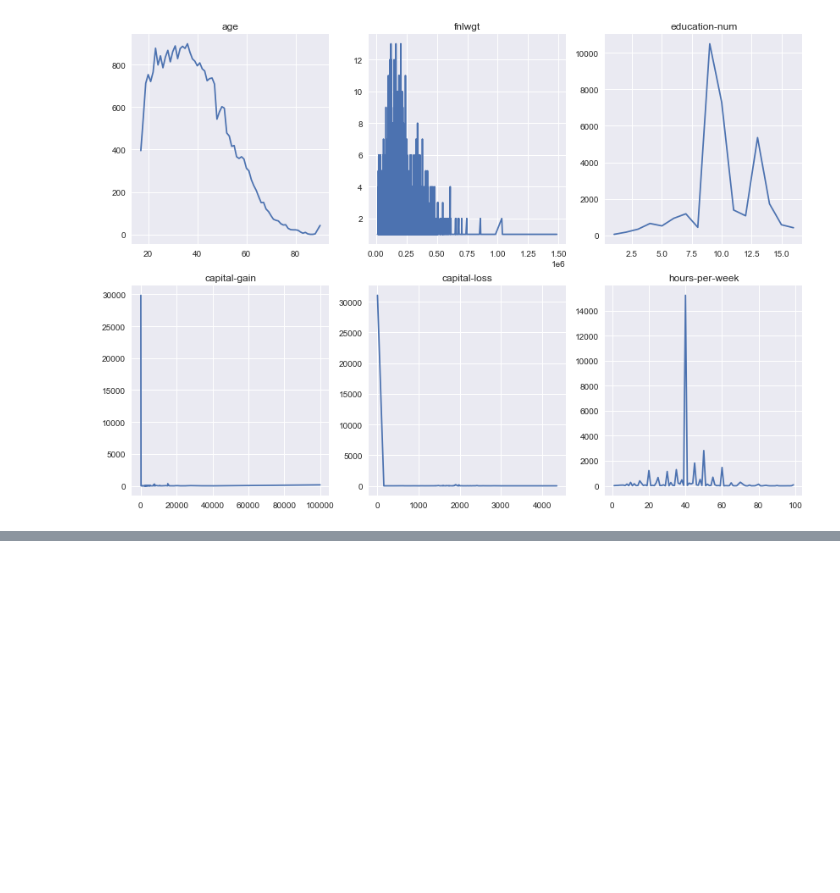
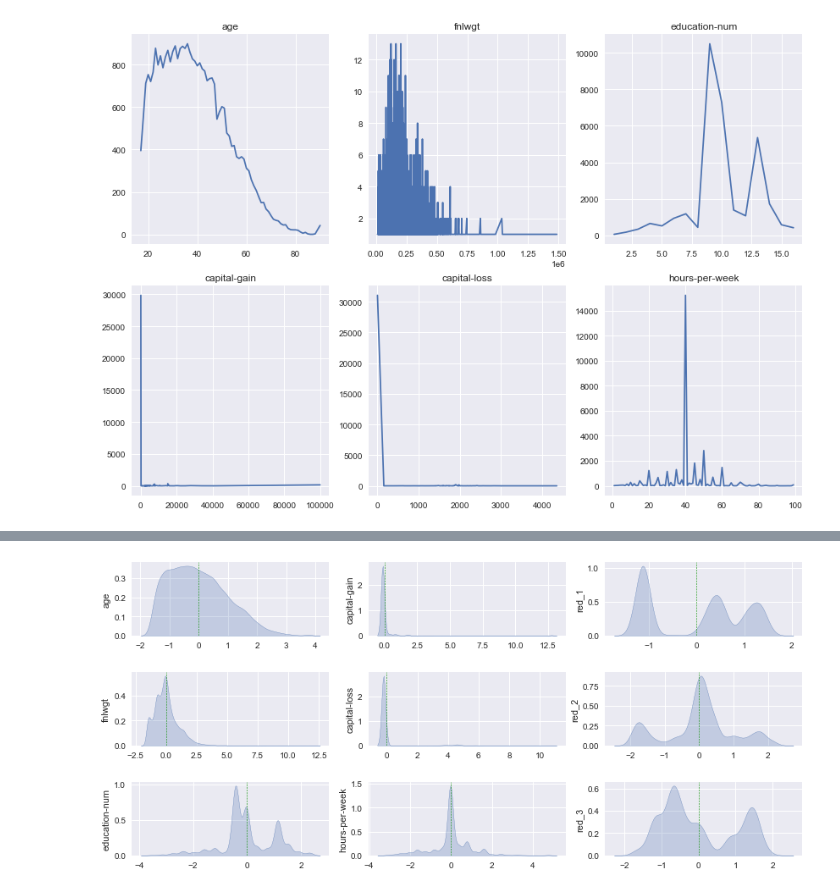
Before and after one commit to sw-song/kaggle-study, a Jupyter notebook: 00_10_predict_income/predict_income.ipynb, the cells around one changed output, grey strips where cells are left out. Drawn from its saved outputs; the diff is of its cells as text; code cells hidden in the pictures; blank space fills up the shorter version.

```diff
--- a/00_10_predict_income/predict_income.ipynb
+++ b/00_10_predict_income/predict_income.ipynb
@@ -130,0 +353,8 @@ plt.subplots_adjust(top=1.5, hspace=0.2, right=1.5)
+# %%
+scaler = StandardScaler()
+
+X_train_scaled_arr = scaler.fit_transform(num_X_train)
+X_train_scaled = pd.DataFrame(X_train_scaled_arr, columns = num_cols)
+
+X_test_scaled_arr = scaler.transform(num_X_test)
+X_test_scaled = pd.DataFrame(X_test_scaled_arr, columns=num_cols)
@@ -130,0 +395,9 @@ plt.subplots_adjust(top=1.5, hspace=0.2, right=1.5)
+# %%
+pca = PCA(n_components=3)
+pca_cols = ["red_1", "red_2", "red_3"]
+
+X_train_reduced_arr = pca.fit_transform(sparse_X_train)
+X_train_reduced = pd.DataFrame(X_train_reduced_arr, columns=pca_cols)
+
+X_test_reduced_arr = pca.transform(sparse_X_test)
+X_test_reduced = pd.DataFrame(X_test_reduced_arr, columns=pca_cols)
@@ -130,0 +440,8 @@ plt.subplots_adjust(top=1.5, hspace=0.2, right=1.5)
+# %%
+scaler = StandardScaler()
+
+X_train_reduced_scaled_arr = scaler.fit_transform(X_train_reduced)
+X_train_reduced_scaled = pd.DataFrame(X_train_reduced_scaled_arr, columns=pca_cols)
+
+X_test_reduced_scaled_arr = scaler.transform(X_test_reduced)
+X_test_reduced_scaled = pd.DataFrame(X_test_reduced_scaled_arr, columns=pca_cols)
@@ -130,0 +450,5 @@ plt.subplots_adjust(top=1.5, hspace=0.2, right=1.5)
+# %%
+X_train = pd.concat([X_train_scaled, X_train_reduced_scaled], axis=1)
+X_test = pd.concat([X_test_scaled, X_test_reduced_scaled], axis=1)
+
+print(X_train.shape, X_test.shape)
@@ -130,0 +503,12 @@ plt.subplots_adjust(top=1.5, hspace=0.2, right=1.5)
+# %%
+X_cols = X_train.columns
+
+fig, axes = plt.subplots(nrows=3, ncols=3)
+for i in range(len(X_cols)):
+    sns.kdeplot(x=X_train[X_cols[i]].values, shade=True, ax=axes[i%3, i//3])
+    axes[i%3, i//3].set_ylabel(X_cols[i])
+    axes[i%3, i//3].axvline(x=0, color='g', linestyle='--', linewidth=0.6)
+
+plt.subplots_adjust(top=1.0, hspace=0.5, right=1.5)
+# %% [output]
+[figure, added]
```
Also changed, not shown: parts of 45 cells of this notebook.
